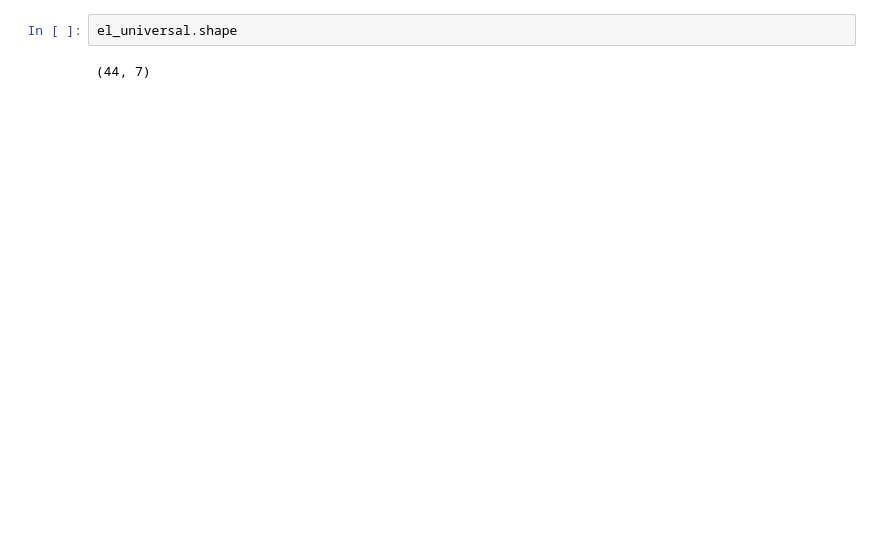
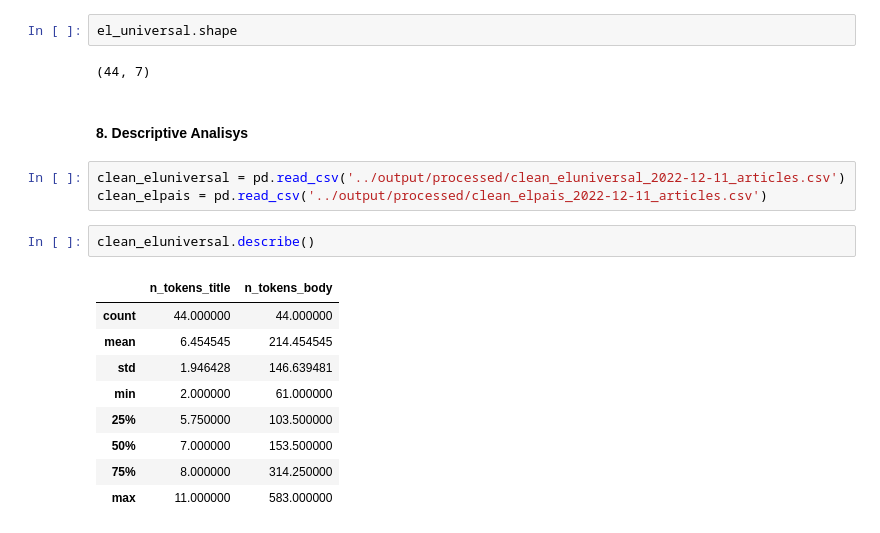
Before and after one commit to adalbertodev/Newspaper_ETL, a Jupyter notebook: notebooks/pandas_transformation.ipynb, the cells around one changed output. Cells and saved outputs as stored; diff of their text form; blank space fills up the shorter version.

```diff
--- a/notebooks/pandas_transformation.ipynb
+++ b/notebooks/pandas_transformation.ipynb
@@ -221,3 +221,20 @@ el_universal.head(10)
 el_universal.shape
 # %% [output]
 (44, 7)
+# %% [markdown]
+#### 8. Descriptive Analisys
+# %%
+clean_eluniversal = pd.read_csv('../output/processed/clean_eluniversal_2022-12-11_articles.csv')
+clean_elpais = pd.read_csv('../output/processed/clean_elpais_2022-12-11_articles.csv')
+# %%
+clean_eluniversal.describe()
+# %% [output]
+|  | n_tokens_title | n_tokens_body |
+| count | 44.000000 | 44.000000 |
+| mean | 6.454545 | 214.454545 |
+| std | 1.946428 | 146.639481 |
+| min | 2.000000 | 61.000000 |
+| 25% | 5.750000 | 103.500000 |
+| 50% | 7.000000 | 153.500000 |
+| 75% | 8.000000 | 314.250000 |
+| max | 11.000000 | 583.000000 |
```
Also changed, not shown: parts of 8 cells of this notebook, 20 other files.
